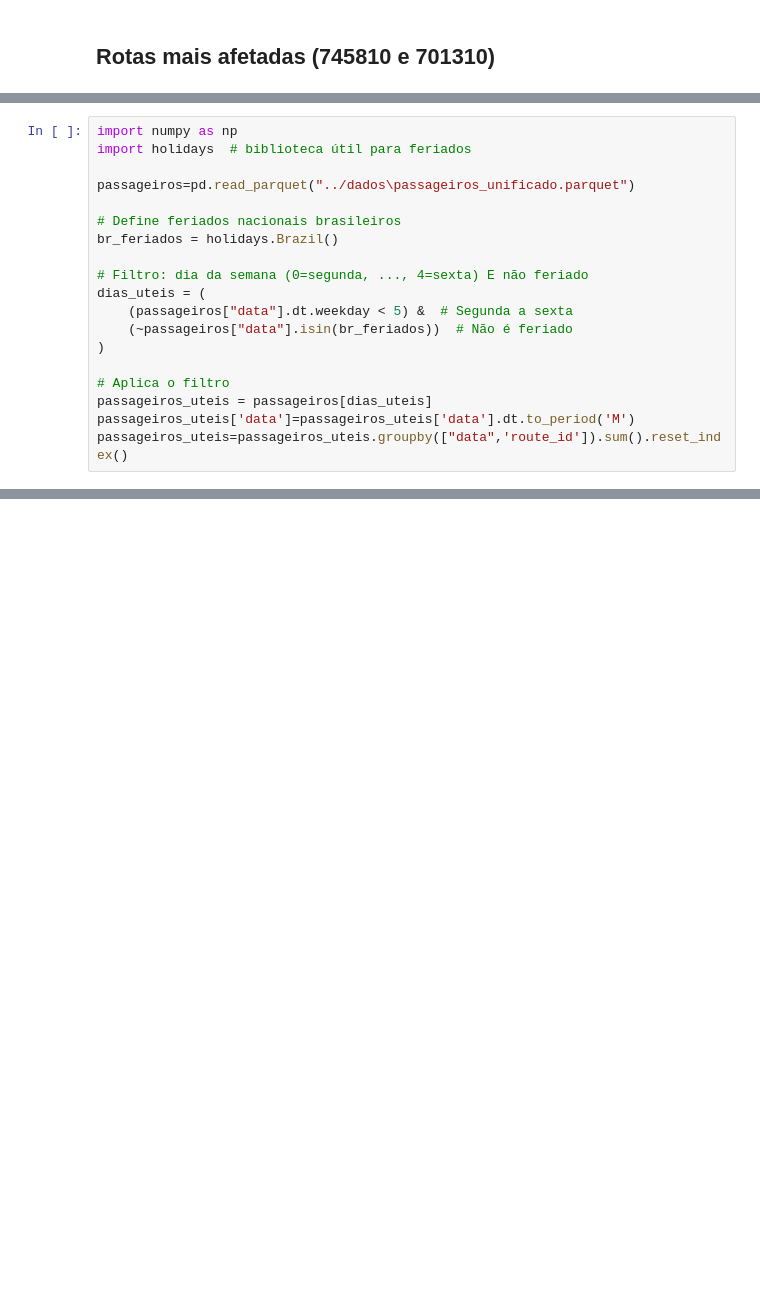
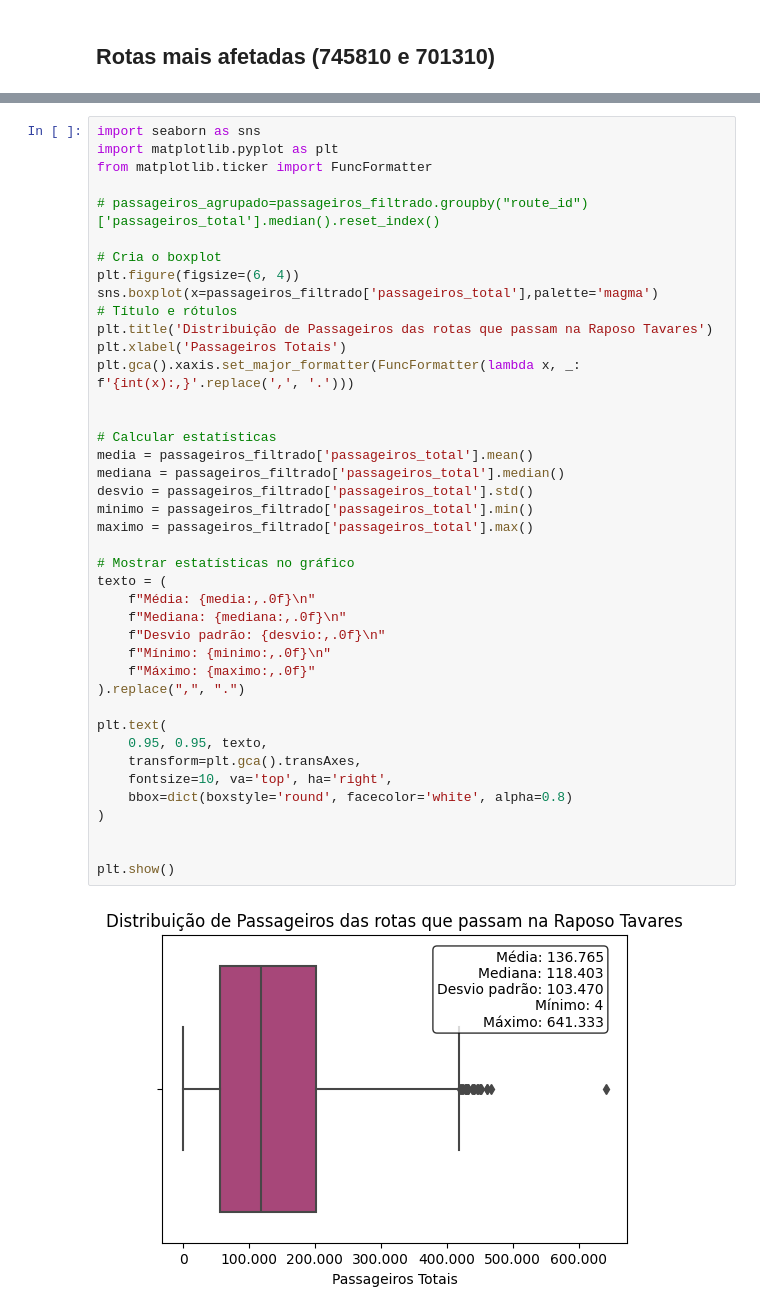
Before and after one commit to fran-dea/public-transport-sptrans, a Jupyter notebook: Analises/Impacto Vila Sônia/Impacto Est Vila Sonia.ipynb, the cells around one changed output, grey strips where cells are left out. Drawn from its saved outputs; the diff is of its cells as text; blank space fills up the shorter version.

```diff
--- a/Analises/Impacto Vila Sônia/Impacto Est Vila Sonia.ipynb
+++ b/Analises/Impacto Vila Sônia/Impacto Est Vila Sonia.ipynb
@@ -326,19 +157,0 @@ plt.show()
-# %%
-import numpy as np
-import holidays  # biblioteca útil para feriados
-
-passageiros=pd.read_parquet("../dados\passageiros_unificado.parquet")
-
-# Define feriados nacionais brasileiros
-br_feriados = holidays.Brazil()
-
-# Filtro: dia da semana (0=segunda, ..., 4=sexta) E não feriado
-dias_uteis = (
-    (passageiros["data"].dt.weekday < 5) &  # Segunda a sexta
-    (~passageiros["data"].isin(br_feriados))  # Não é feriado
-)
-
-# Aplica o filtro
-passageiros_uteis = passageiros[dias_uteis]
-passageiros_uteis['data']=passageiros_uteis['data'].dt.to_period('M')
-passageiros_uteis=passageiros_uteis.groupby(["data",'route_id']).sum().reset_index()
@@ -412,0 +200,43 @@ Quantidade de passageiros que moram na região de início da linha 745810 (bairr
+# %%
+import seaborn as sns
+import matplotlib.pyplot as plt
+from matplotlib.ticker import FuncFormatter
+
+# passageiros_agrupado=passageiros_filtrado.groupby("route_id")['passageiros_total'].median().reset_index()
+
+# Cria o boxplot
+plt.figure(figsize=(6, 4))
+sns.boxplot(x=passageiros_filtrado['passageiros_total'],palette='magma')
+# Título e rótulos
+plt.title('Distribuição de Passageiros das rotas que passam na Raposo Tavares')
+plt.xlabel('Passageiros Totais')
+plt.gca().xaxis.set_major_formatter(FuncFormatter(lambda x, _: f'{int(x):,}'.replace(',', '.')))
+
+
+# Calcular estatísticas
+media = passageiros_filtrado['passageiros_total'].mean()
+mediana = passageiros_filtrado['passageiros_total'].median()
+desvio = passageiros_filtrado['passageiros_total'].std()
+minimo = passageiros_filtrado['passageiros_total'].min()
+maximo = passageiros_filtrado['passageiros_total'].max()
+
+# Mostrar estatísticas no gráfico
+texto = (
+    f"Média: {media:,.0f}\n"
+    f"Mediana: {mediana:,.0f}\n"
+    f"Desvio padrão: {desvio:,.0f}\n"
+    f"Mínimo: {minimo:,.0f}\n"
+    f"Máximo: {maximo:,.0f}"
+).replace(",", ".")
+
+plt.text(
+    0.95, 0.95, texto,
+    transform=plt.gca().transAxes,
+    fontsize=10, va='top', ha='right',
+    bbox=dict(boxstyle='round', facecolor='white', alpha=0.8)
+)
+
+
+plt.show()
+# %% [output]
+[figure, added]
```
Also changed, not shown: parts of 30 cells of this notebook, 23 other files.
